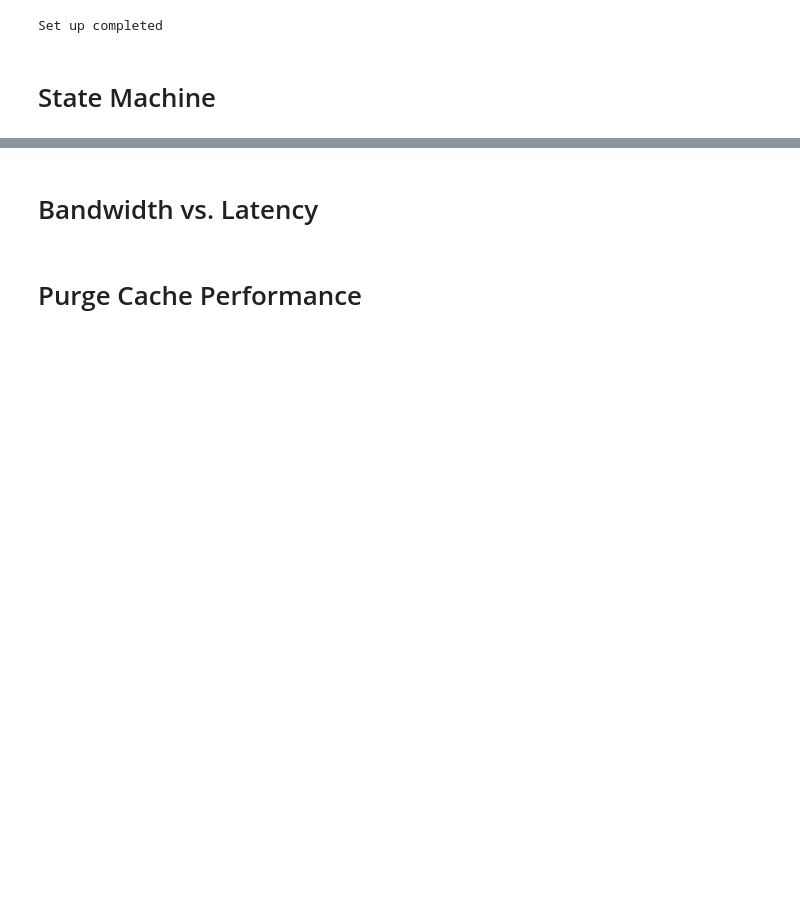
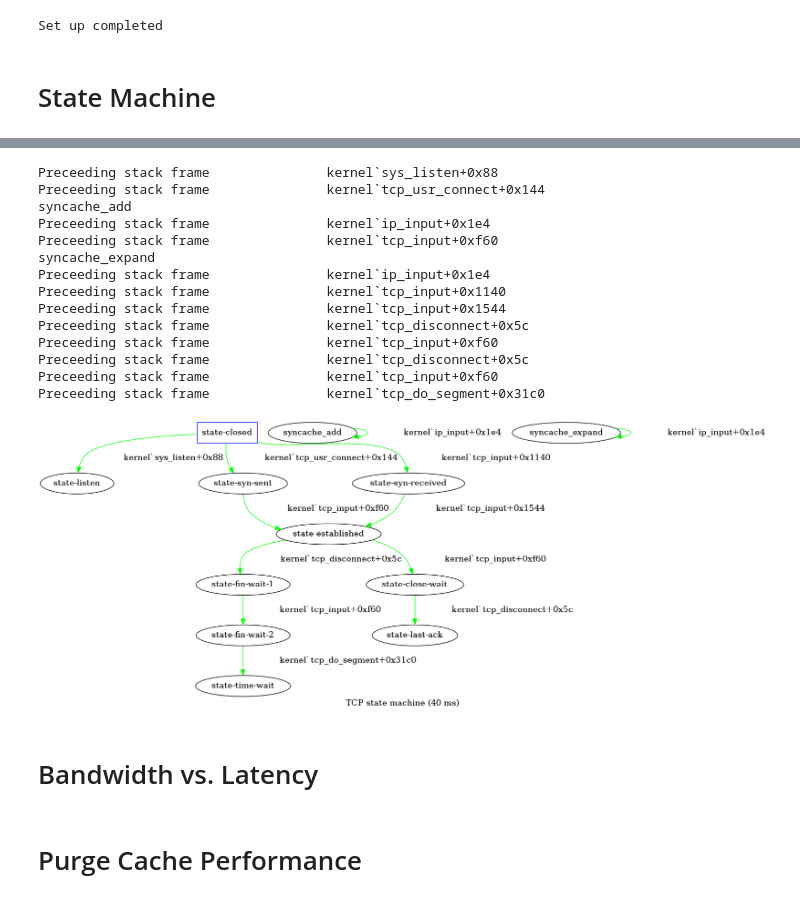
Before and after one commit to Michael137/os, a Jupyter notebook: l41-labs/lab3/lab3.ipynb, the cells around one changed output, grey strips where cells are left out. Cells and saved outputs as stored; diff of their text form; code cells hidden in the pictures; blank space fills up the shorter version.

```diff
--- a/l41-labs/lab3/lab3.ipynb
+++ b/l41-labs/lab3/lab3.ipynb
@@ -492,3 +567,22 @@ Preceeding stack frame               kernel`tcp_disconnect+0x5c
+# %%
+g = draw_state_machine(out, 40)
+Image(g.draw(format='png', prog='dot'))
+# %% [output]
+Preceeding stack frame               kernel`sys_listen+0x88
+Preceeding stack frame               kernel`tcp_usr_connect+0x144
+syncache_add
+Preceeding stack frame               kernel`ip_input+0x1e4
+Preceeding stack frame               kernel`tcp_input+0xf60
+syncache_expand
+Preceeding stack frame               kernel`ip_input+0x1e4
+Preceeding stack frame               kernel`tcp_input+0x1140
+Preceeding stack frame               kernel`tcp_input+0x1544
+Preceeding stack frame               kernel`tcp_disconnect+0x5c
+Preceeding stack frame               kernel`tcp_input+0xf60
+Preceeding stack frame               kernel`tcp_disconnect+0x5c
+Preceeding stack frame               kernel`tcp_input+0xf60
+Preceeding stack frame               kernel`tcp_do_segment+0x31c0
+[figure, added]
 # %% [markdown]
 #  Bandwidth vs. Latency
 # %% [markdown]
```
Also changed, not shown: parts of 7 cells of this notebook.
